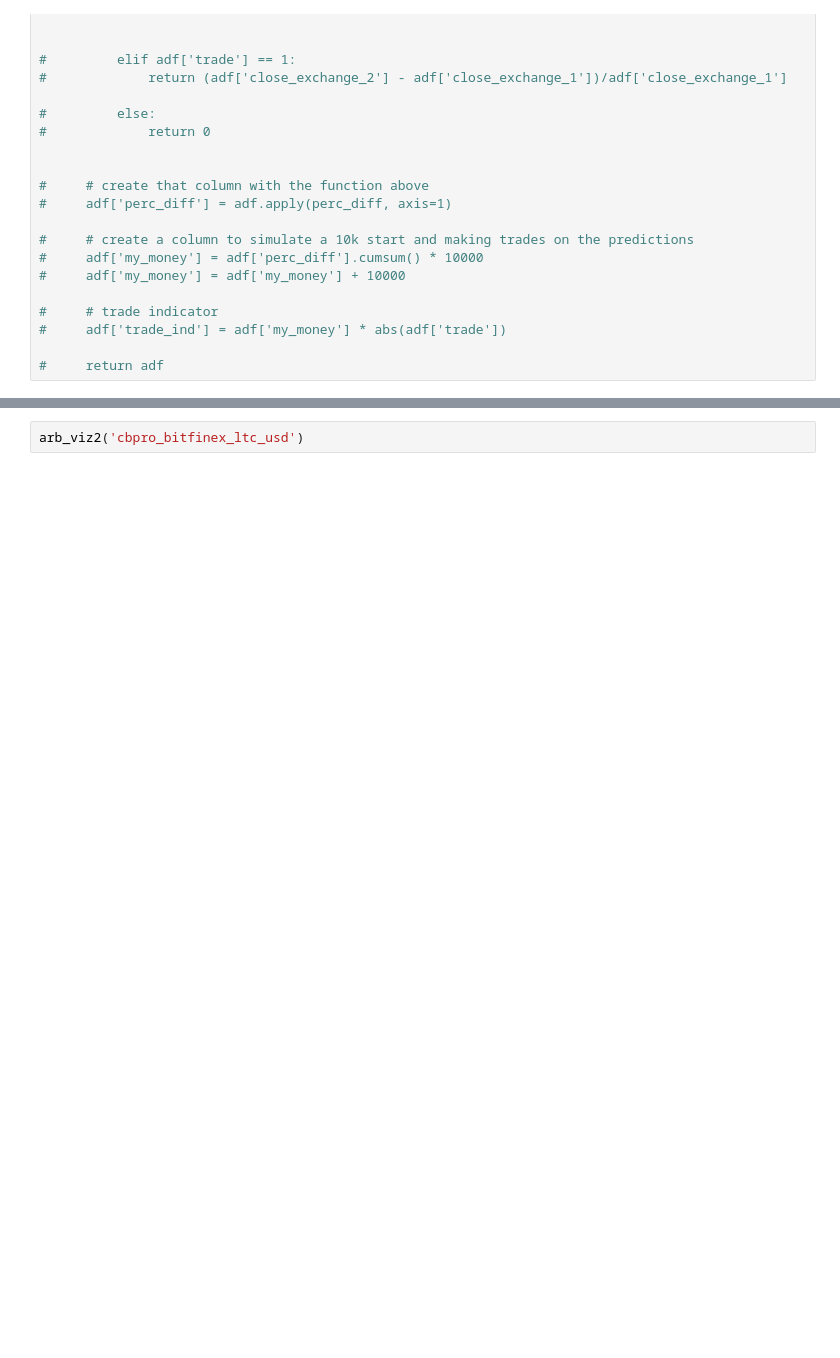
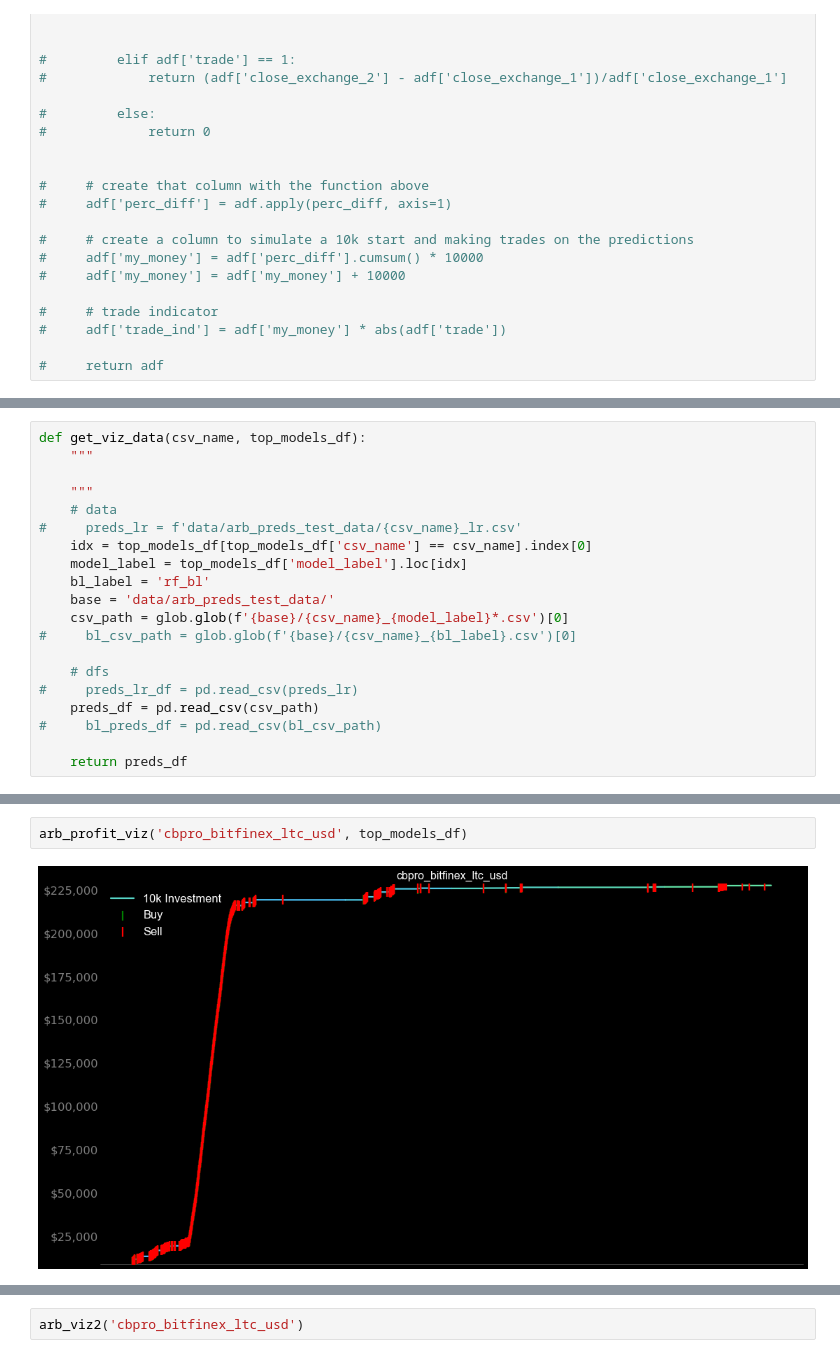
Before and after one commit to Cryptolytic-app/cryptolyticapp, a Jupyter notebook: modeling/3_arbitrage_model_evaluation.ipynb, the cells around one changed output, grey strips where cells are left out. Saved outputs shown, nothing was run; the diff lists cells and outputs as text; blank space fills up the shorter version.

```diff
--- a/modeling/3_arbitrage_model_evaluation.ipynb
+++ b/modeling/3_arbitrage_model_evaluation.ipynb
@@ -606 +613,21 @@ def fe_exchange_diff(adf):
+# %%
+def get_viz_data(csv_name, top_models_df):
+    """
+
+    """
+    # data
+#     preds_lr = f'data/arb_preds_test_data/{csv_name}_lr.csv'
+    idx = top_models_df[top_models_df['csv_name'] == csv_name].index[0]
+    model_label = top_models_df['model_label'].loc[idx]
+    bl_label = 'rf_bl'
+    base = 'data/arb_preds_test_data/'
+    csv_path = glob.glob(f'{base}/{csv_name}_{model_label}*.csv')[0]
+#     bl_csv_path = glob.glob(f'{base}/{csv_name}_{bl_label}.csv')[0]
+
+    # dfs
+#     preds_lr_df = pd.read_csv(preds_lr)
+    preds_df = pd.read_csv(csv_path)
+#     bl_preds_df = pd.read_csv(bl_csv_path)
+
+    return preds_df
 # %%
@@ -723 +780,5 @@ def arb_viz(csv_name):
+# %%
+arb_profit_viz('cbpro_bitfinex_ltc_usd', top_models_df)
+# %% [output]
+[figure, added]
 # %%
```
Also changed, not shown: parts of 18 cells of this notebook, 2 other files.
